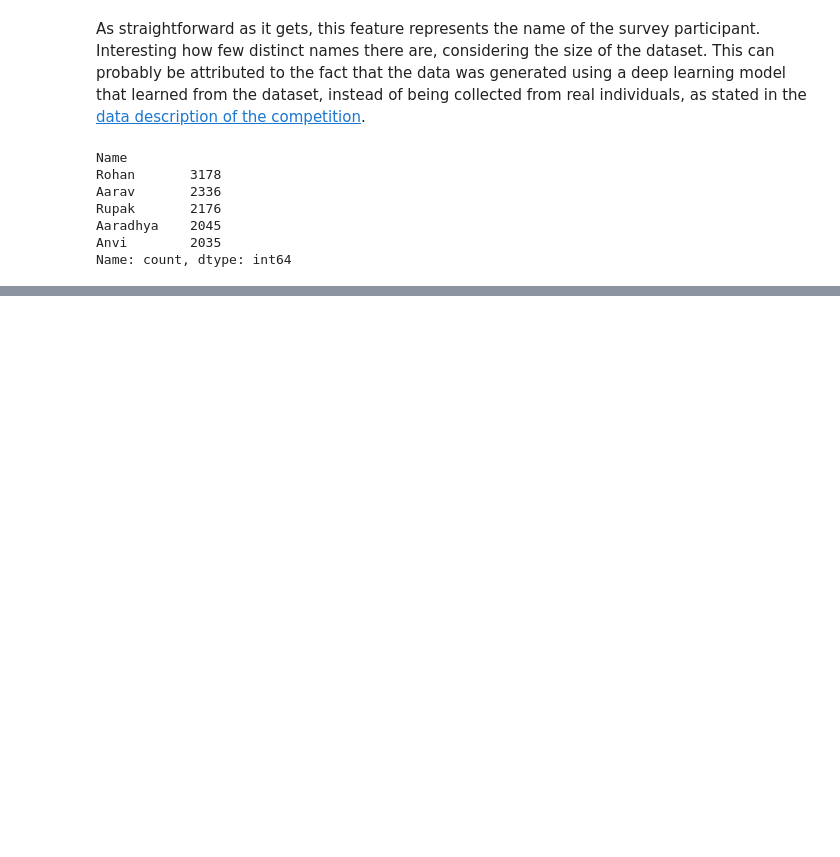
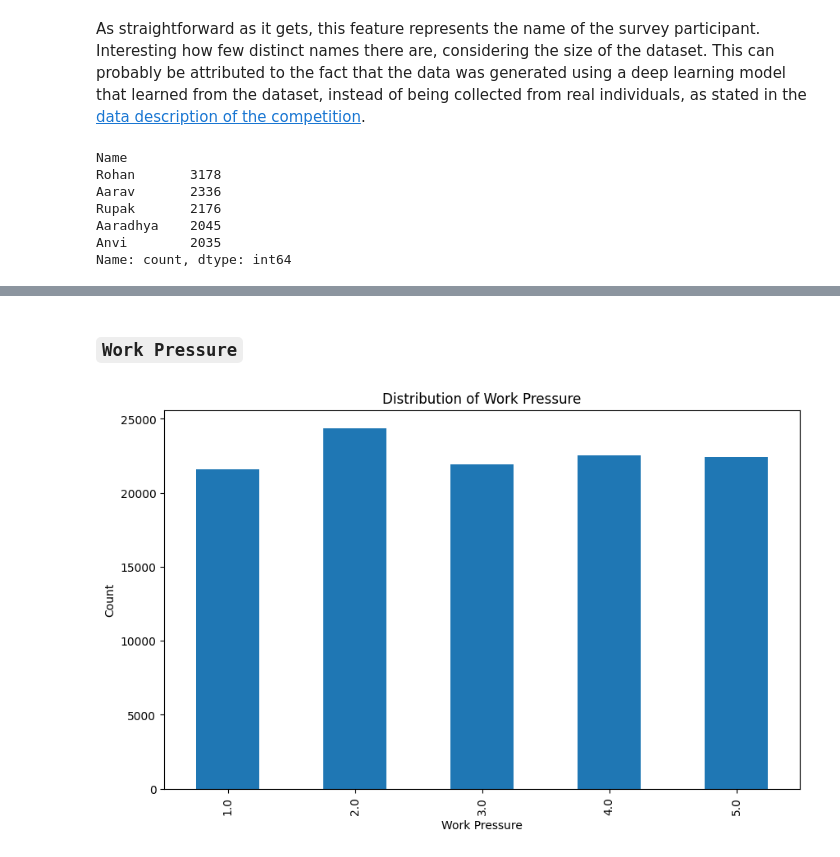
Before and after one commit to TDat94/ExploringMentalHealthData, a Jupyter notebook: scripts/data_exploration.ipynb, the cells around one changed output, grey strips where cells are left out. Cells and saved outputs as stored; diff of their text form; code cells hidden in the pictures; blank space fills up the shorter version.

```diff
--- a/scripts/data_exploration.ipynb
+++ b/scripts/data_exploration.ipynb
@@ -50,0 +143,12 @@ The most common names in the dataset are all Indian names, so the original surve
+# %% [markdown]
+### `Work Pressure`
+# %%
+# Bar chart of work pressure
+plt.figure(figsize=(10,6))
+data['Work Pressure'].value_counts().sort_index().plot(kind='bar')
+plt.xlabel('Work Pressure')
+plt.ylabel('Count')
+plt.title('Distribution of Work Pressure')
+plt.show()
+# %% [output]
+[figure, added]
```
Also changed, not shown: parts of 36 cells of this notebook, 1 other file.
